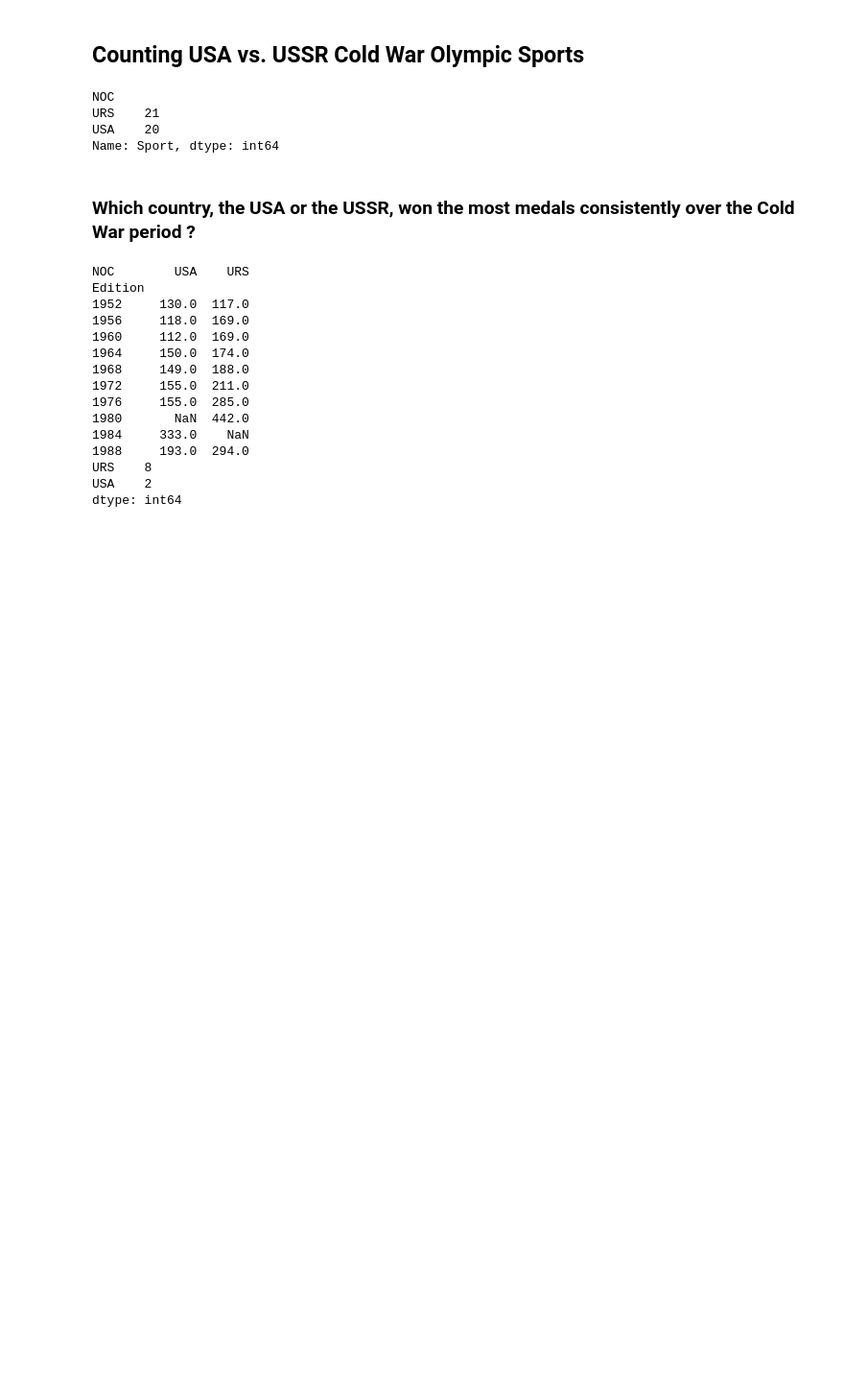
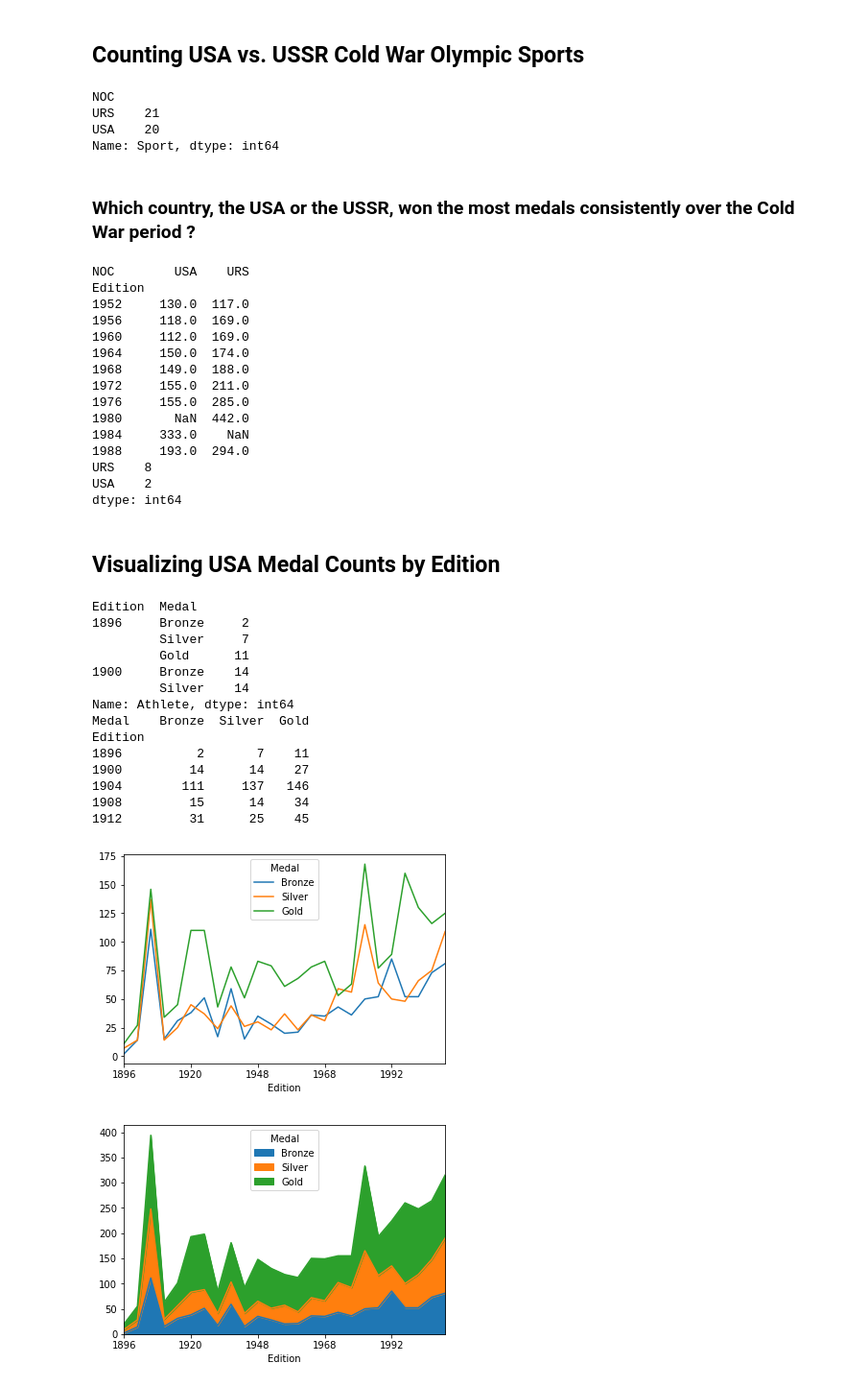
Before and after one commit to sergiarmengol/data_science, a Jupyter notebook: Olympics Dataset/Summer Olympics DataSet.ipynb, the cells around one changed output. Shown at 96% size. Saved outputs shown, nothing was run; the diff lists cells and outputs as text; code cells hidden in the pictures; blank space fills up the shorter version.

Commit message:
Added visualization of USA medals

```diff
--- a/Olympics Dataset/Summer Olympics DataSet.ipynb
+++ b/Olympics Dataset/Summer Olympics DataSet.ipynb
@@ -235,3 +235,43 @@ Edition
 URS    8
 USA    2
 dtype: int64
+# %% [markdown]
+## Visualizing USA Medal Counts by Edition
+# %%
+# Redefine 'Medal' as an ordered categorical
+medals.Medal = pd.Categorical(values=medals.Medal,categories=['Bronze', 'Silver', 'Gold'],ordered=True)
+
+# Create the DataFrame: usa
+usa = medals[medals['NOC'] == 'USA']
+
+# Group usa by ['Edition', 'Medal'] and aggregate over 'Athlete'
+usa_medals_by_year = usa.groupby(['Edition', 'Medal'])['Athlete'].count()
+print(usa_medals_by_year.head(5))
+# Reshape usa_medals_by_year by unstacking
+usa_medals_by_year = usa_medals_by_year.unstack(level='Medal')
+print(usa_medals_by_year.head(5))
+
+# Plot the DataFrame usa_medals_by_year
+usa_medals_by_year.plot()
+
+# Create an area plot of usa_medals_by_year
+usa_medals_by_year.plot.area()
+
+plt.show()
+# %% [output]
+Edition  Medal
+1896     Bronze     2
+         Silver     7
+         Gold      11
+1900     Bronze    14
+         Silver    14
+Name: Athlete, dtype: int64
+Medal    Bronze  Silver  Gold
+Edition
+1896          2       7    11
+1900         14      14    27
+1904        111     137   146
+1908         15      14    34
+1912         31      25    45
+[figure, added]
+[figure, added]
```
